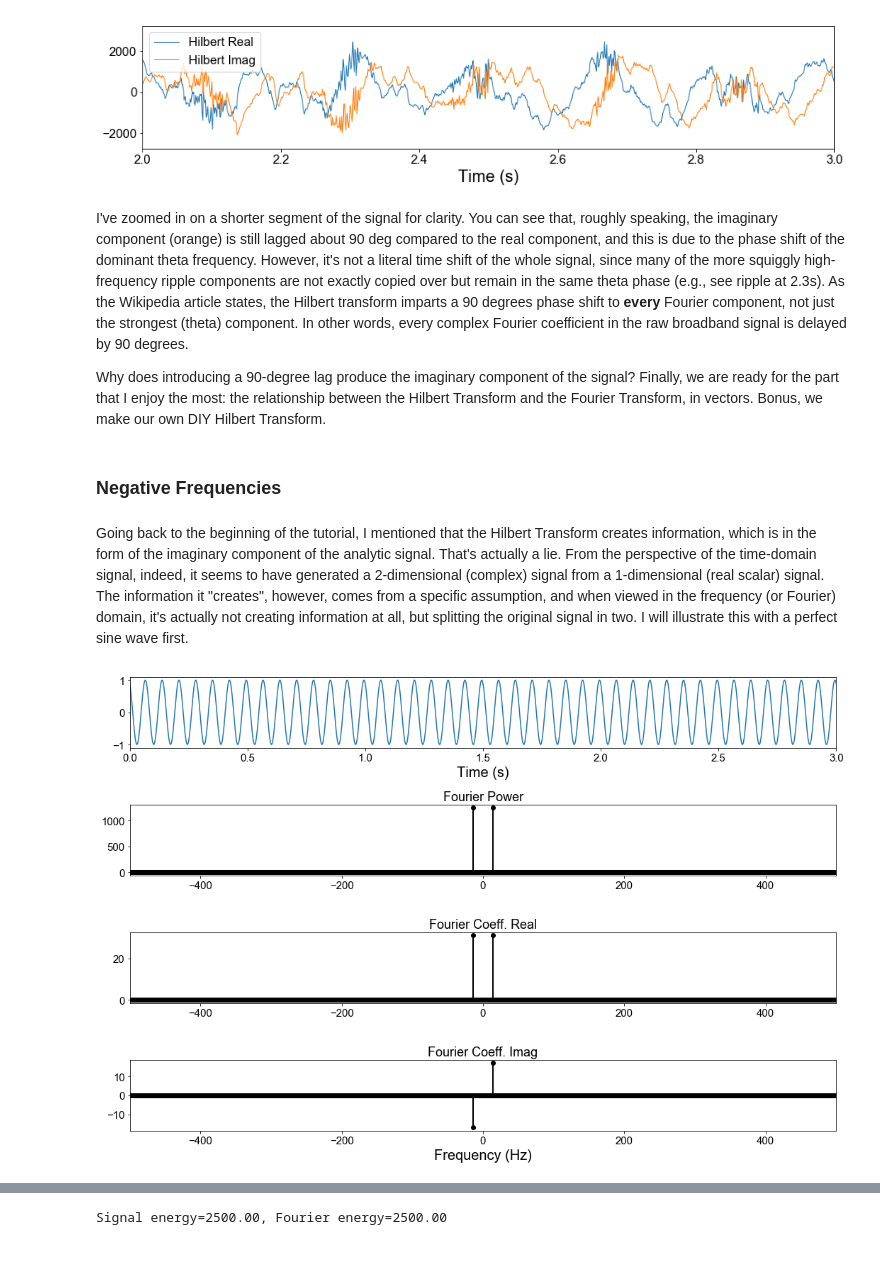
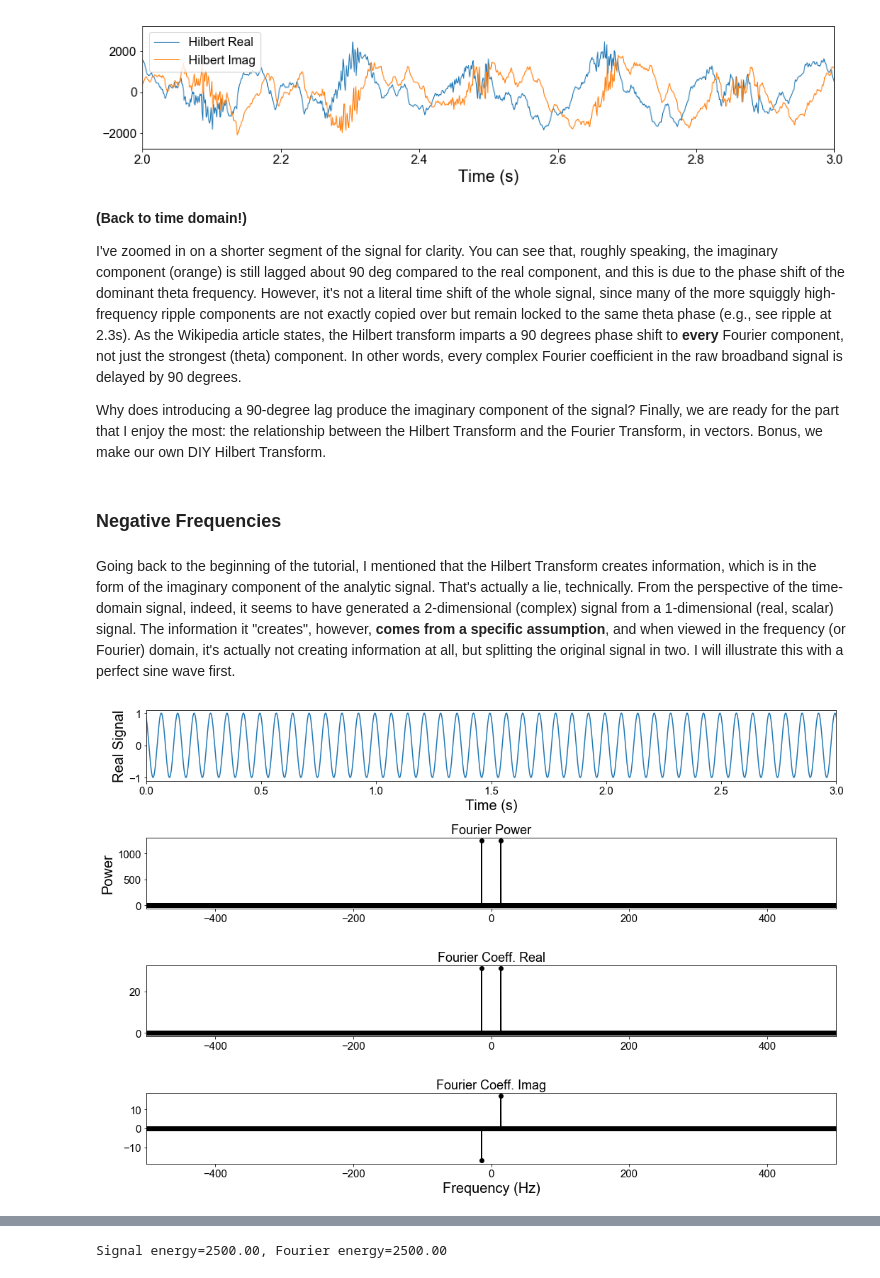
Before and after one commit to rdgao/roemerhasit, a Jupyter notebook: Roemer Says - Hilbert Transform.ipynb, the cells around one changed output, grey strips where cells are left out. Drawn from its saved outputs; the diff is of its cells as text; code cells hidden in the pictures.

Commit message:
edit Hilbert post for clarity

```diff
--- a/Roemer Says - Hilbert Transform.ipynb
+++ b/Roemer Says - Hilbert Transform.ipynb
@@ -148,43 +173,47 @@ plt.xlim((2,3));
 # %% [output]
 [figure]
 # %% [markdown]
-I've zoomed in on a shorter segment of the signal for clarity. You can see that, roughly speaking, the imaginary component (orange) is still lagged about 90 deg compared to the real component, and this is due to the phase shift of the dominant theta frequency. However, it's not a literal time shift of the whole signal, since many of the more squiggly high-frequency ripple components are not exactly copied over but remain in the same theta phase (e.g., see ripple at 2.3s). As the Wikipedia article states, the Hilbert transform imparts a 90 degrees phase shift to **every** Fourier component, not just the strongest (theta) component. In other words, every complex Fourier coefficient in the raw broadband signal is delayed by 90 degrees.
+**(Back to time domain!)**
+
+I've zoomed in on a shorter segment of the signal for clarity. You can see that, roughly speaking, the imaginary component (orange) is still lagged about 90 deg compared to the real component, and this is due to the phase shift of the dominant theta frequency. However, it's not a literal time shift of the whole signal, since many of the more squiggly high-frequency ripple components are not exactly copied over but remain locked to the same theta phase (e.g., see ripple at 2.3s). As the Wikipedia article states, the Hilbert transform imparts a 90 degrees phase shift to **every** Fourier component, not just the strongest (theta) component. In other words, every complex Fourier coefficient in the raw broadband signal is delayed by 90 degrees.
 
 Why does introducing a 90-degree lag produce the imaginary component of the signal? Finally, we are ready for the part that I enjoy the most: the relationship between the Hilbert Transform and the Fourier Transform, in vectors. Bonus, we make our own DIY Hilbert Transform.
 # %% [markdown]
 ### Negative Frequencies
 # %% [markdown]
-Going back to the beginning of the tutorial, I mentioned that the Hilbert Transform creates information, which is in the form of the imaginary component of the analytic signal. That's actually a lie. From the perspective of the time-domain signal, indeed, it seems to have generated a 2-dimensional (complex) signal from a 1-dimensional (real scalar) signal. The information it "creates", however, comes from a specific assumption, and when viewed in the frequency (or Fourier) domain, it's actually not creating information at all, but splitting the original signal in two. I will illustrate this with a perfect sine wave first.
+Going back to the beginning of the tutorial, I mentioned that the Hilbert Transform creates information, which is in the form of the imaginary component of the analytic signal. That's actually a lie, technically. From the perspective of the time-domain signal, indeed, it seems to have generated a 2-dimensional (complex) signal from a 1-dimensional (real, scalar) signal. The information it "creates", however, **comes from a specific assumption**, and when viewed in the frequency (or Fourier) domain, it's actually not creating information at all, but splitting the original signal in two. I will illustrate this with a perfect sine wave first.
 # %%
 # create a sine wave for 5 seconds at 14Hz, with slight phase delay
 t_trunc = t[:5000]
 x_sin = np.cos(2*np.pi*14*t_trunc+0.5)
 F_sin = np.fft.fft(x_sin, norm='ortho')
 f_axis = np.fft.fftfreq(len(x_sin),1/fs)
 
 plt.figure(figsize=(15,10))
 # time domain plot
 plt.subplot(4,1,1)
 plt.plot(t_trunc,x_sin)
 plt.xlabel('Time (s)')
+plt.ylabel('Real Signal')
 plt.xlim((0,3))
 
 
 # frequency domain plots
 plt.subplot(4,1,2)
 plt.plot(f_axis, np.abs(F_sin)**2,'ko-')
+plt.ylabel('Power')
 plt.title('Fourier Power')
 plt.xlim([-500,500])
 plt.subplot(4,1,3)
 plt.plot(f_axis, F_sin.real, 'ko-')
 plt.title('Fourier Coeff. Real')
 plt.xlim([-500,500])
 plt.subplot(4,1,4)
 plt.plot(f_axis, F_sin.imag, 'ko-', label='Fourier Imag')
 plt.title('Fourier Coeff. Imag')
 plt.xlim([-500,500])
 plt.xlabel('Frequency (Hz)')
 plt.tight_layout()
 # %% [output]
-[figure, old version]
+[figure, new version]
 # %% [markdown]
```
Also changed, not shown: parts of 19 cells of this notebook.
